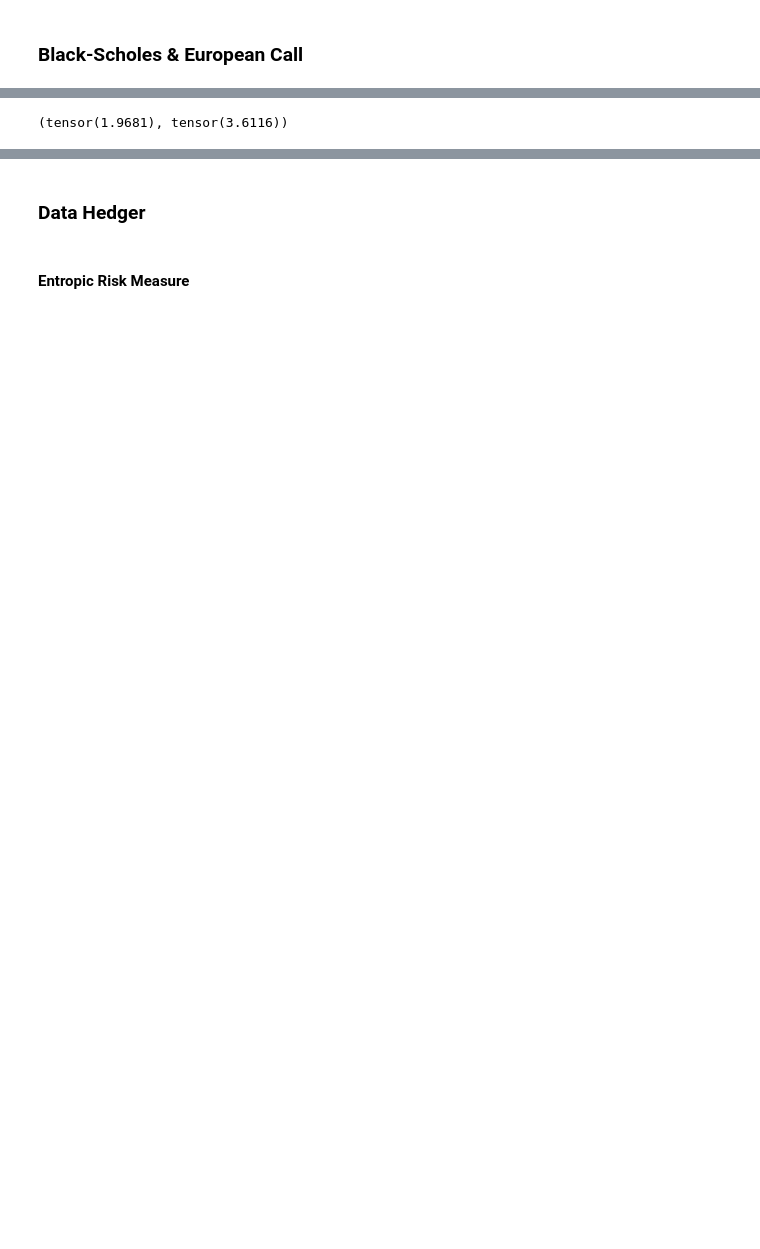
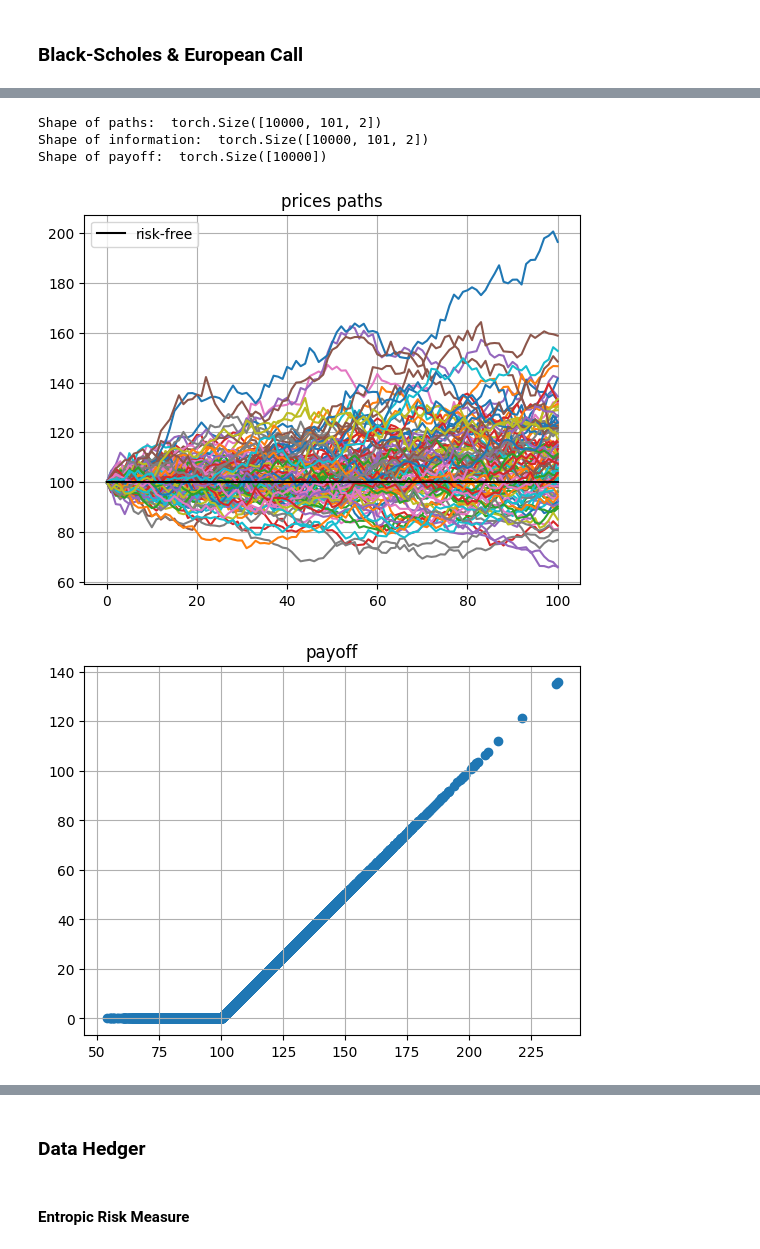
Before and after one commit to justinhou95/NeuralHedge, a Jupyter notebook: notebooks/deephedge.ipynb, the cells around one changed output, grey strips where cells are left out. Drawn from its saved outputs; the diff is of its cells as text; code cells hidden in the pictures; blank space fills up the shorter version.

```diff
--- a/notebooks/deephedge.ipynb
+++ b/notebooks/deephedge.ipynb
@@ -114,7 +84,0 @@ Shape of payoff:  torch.Size([10000])
-# %%
-with torch.no_grad():
-    terminal_wealth = hedger_bs(data)[-1] + bs_price
-    pnl = terminal_wealth - payoff
-SquareMeasure()(pnl), EntropicRiskMeasure()(pnl)
-# %% [output]
-(tensor(1.9681), tensor(3.6116))
@@ -120,0 +91,11 @@ SquareMeasure()(pnl), EntropicRiskMeasure()(pnl)
+# %%
+bs_market = BS_Market()
+ds_train = bs_market.get_hedge_ds()
+ds_test = bs_market.get_hedge_ds()
+plot_hedge_ds(ds_train)
+# %% [output]
+Shape of paths:  torch.Size([10000, 101, 2])
+Shape of information:  torch.Size([10000, 101, 2])
+Shape of payoff:  torch.Size([10000])
+[figure, added]
+[figure, added]
```
Also changed, not shown: parts of 28 cells of this notebook, 31 other files.
